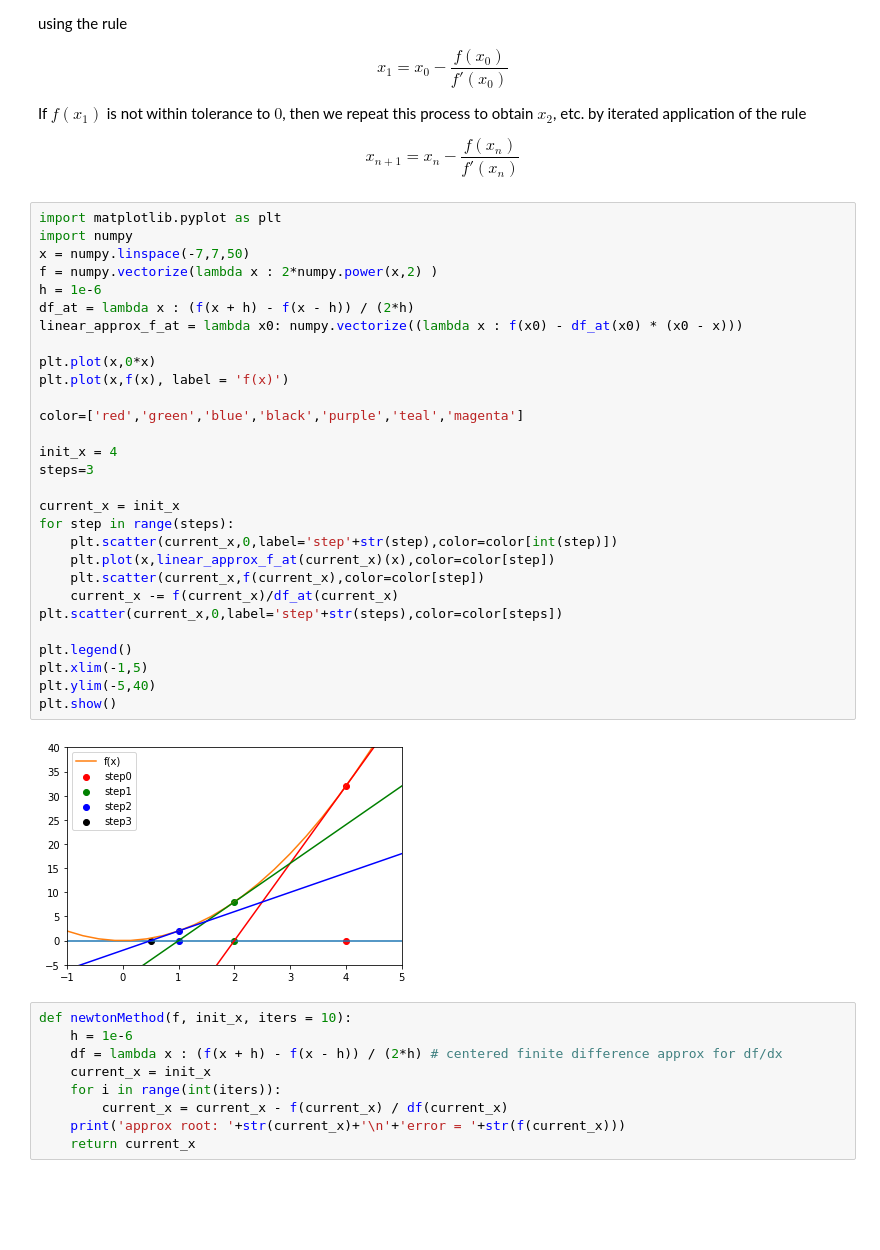
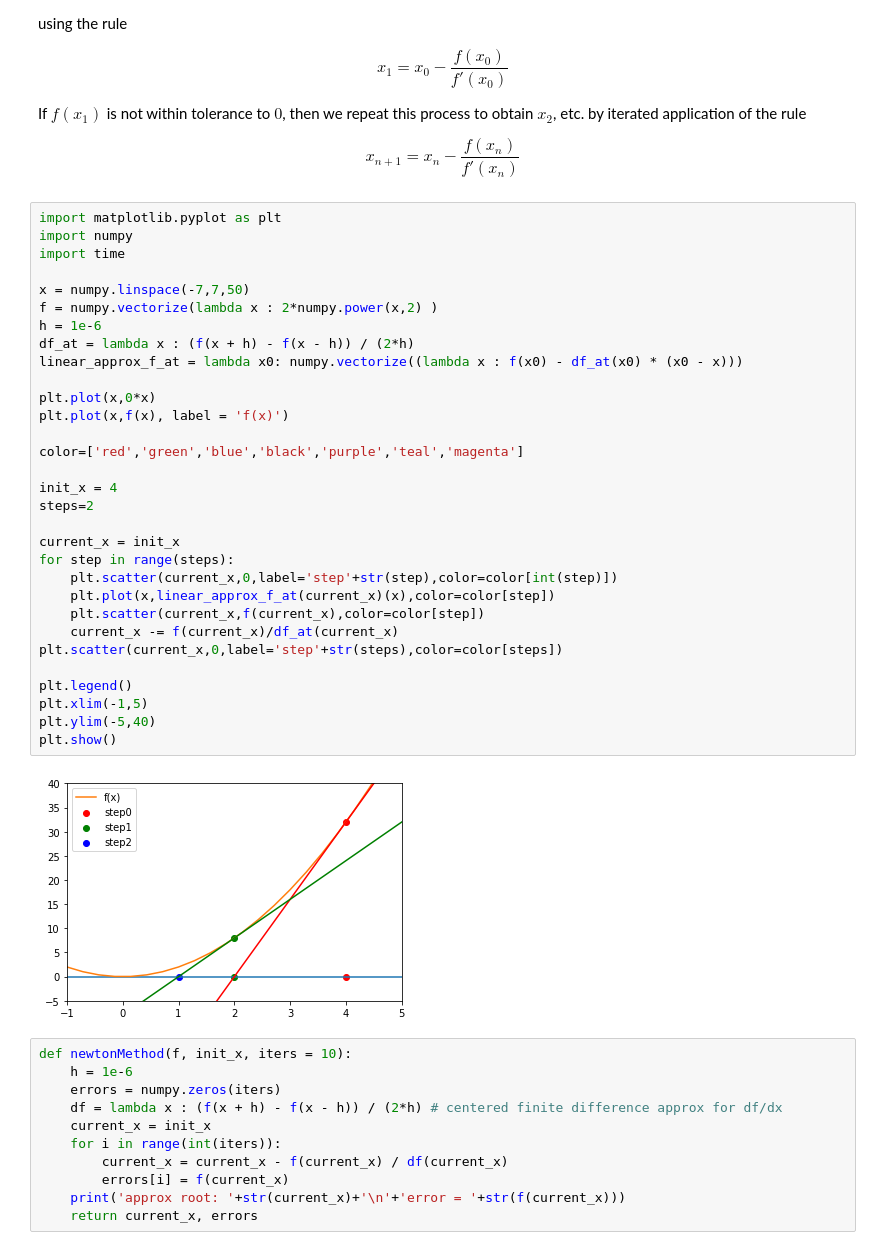
Before and after one commit to andy-c-huang/numerical-gems, a Jupyter notebook: newtons-method.ipynb, the cells around one changed output. Saved outputs shown, nothing was run; the diff lists cells and outputs as text; blank space fills up the shorter version.

```diff
--- a/newtons-method.ipynb
+++ b/newtons-method.ipynb
@@ -14,40 +14,44 @@ $$ x_{n+1} = x_n - \frac{f(x_n)}{f'(x_n)} $$
 # %%
 import matplotlib.pyplot as plt
 import numpy
+import time
+
 x = numpy.linspace(-7,7,50)
 f = numpy.vectorize(lambda x : 2*numpy.power(x,2) )
 h = 1e-6
 df_at = lambda x : (f(x + h) - f(x - h)) / (2*h)
 linear_approx_f_at = lambda x0: numpy.vectorize((lambda x : f(x0) - df_at(x0) * (x0 - x)))
 
 plt.plot(x,0*x)
 plt.plot(x,f(x), label = 'f(x)')
 
 color=['red','green','blue','black','purple','teal','magenta']
 
 init_x = 4
-steps=3
+steps=2
 
 current_x = init_x
 for step in range(steps):
     plt.scatter(current_x,0,label='step'+str(step),color=color[int(step)])
     plt.plot(x,linear_approx_f_at(current_x)(x),color=color[step])
     plt.scatter(current_x,f(current_x),color=color[step])
     current_x -= f(current_x)/df_at(current_x)
 plt.scatter(current_x,0,label='step'+str(steps),color=color[steps])
 
 plt.legend()
 plt.xlim(-1,5)
 plt.ylim(-5,40)
 plt.show()
 # %% [output]
-[figure, old version]
+[figure, new version]
 # %%
 def newtonMethod(f, init_x, iters = 10):
     h = 1e-6
+    errors = numpy.zeros(iters)
     df = lambda x : (f(x + h) - f(x - h)) / (2*h) # centered finite difference approx for df/dx
     current_x = init_x
     for i in range(int(iters)):
         current_x = current_x - f(current_x) / df(current_x)
+        errors[i] = f(current_x)
     print('approx root: '+str(current_x)+'\n'+'error = '+str(f(current_x)))
-    return current_x
+    return current_x, errors
```
Also changed, not shown: parts of 5 cells of this notebook.
